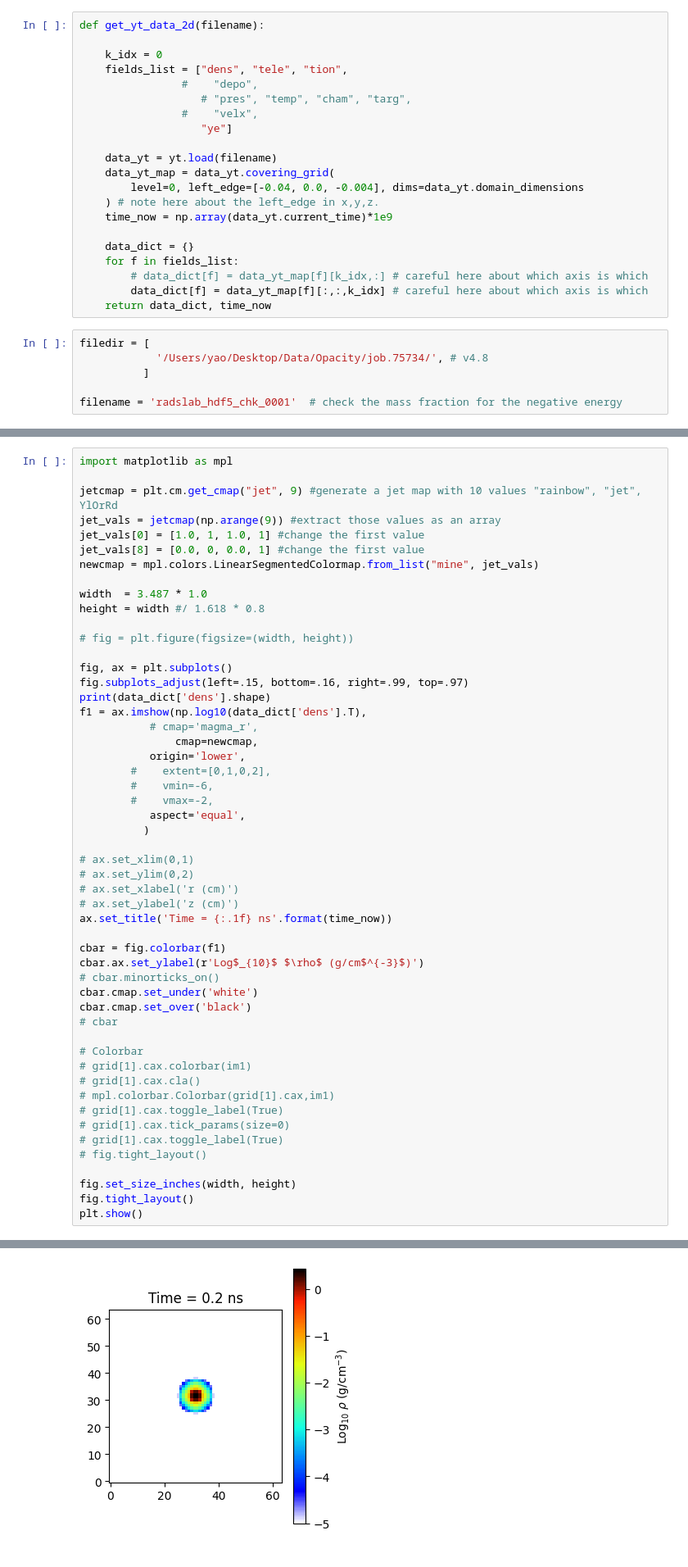
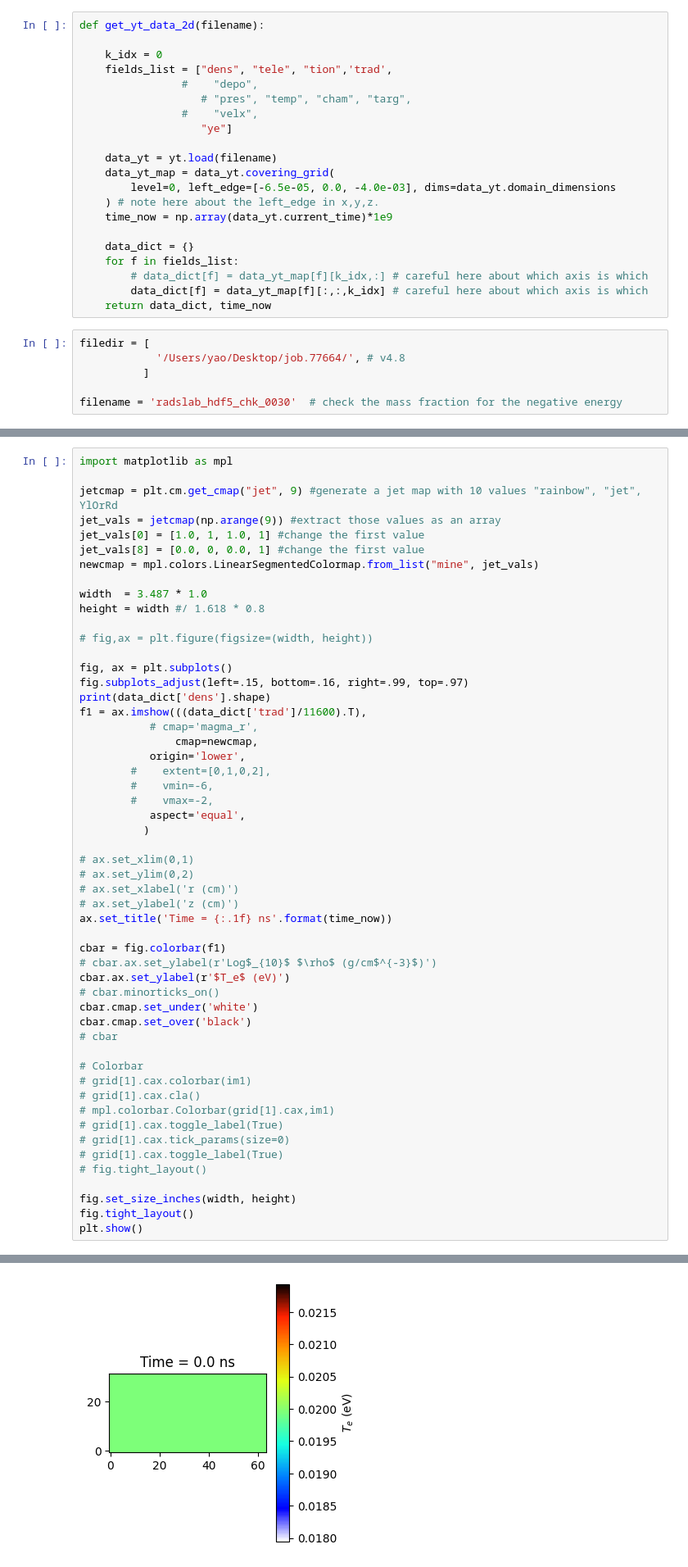
Before and after one commit to weipengyao/scripts, a Jupyter notebook: opacity_flash_test.ipynb, the cells around one changed output, grey strips where cells are left out. Shown at 82% size. Drawn from its saved outputs; the diff is of its cells as text.

```diff
--- a/opacity_flash_test.ipynb
+++ b/opacity_flash_test.ipynb
@@ -6,7 +6,7 @@ import numpy as np
 def get_yt_data_2d(filename):
 
     k_idx = 0
-    fields_list = ["dens", "tele", "tion",
+    fields_list = ["dens", "tele", "tion",'trad',
                 #    "depo",
                    # "pres", "temp", "cham", "targ",
                 #    "velx",
@@ -14,7 +14,7 @@ def get_yt_data_2d(filename):
 
     data_yt = yt.load(filename)
     data_yt_map = data_yt.covering_grid(
-        level=0, left_edge=[-0.04, 0.0, -0.004], dims=data_yt.domain_dimensions
+        level=0, left_edge=[-6.5e-05, 0.0, -4.0e-03], dims=data_yt.domain_dimensions
     ) # note here about the left_edge in x,y,z.
     time_now = np.array(data_yt.current_time)*1e9
 
@@ -25,10 +25,10 @@ def get_yt_data_2d(filename):
     return data_dict, time_now
 # %%
 filedir = [
-            '/Users/yao/Desktop/Data/Opacity/job.75734/', # v4.8
+            '/Users/yao/Desktop/job.77664/', # v4.8
           ]
 
-filename = 'radslab_hdf5_chk_0001'  # check the mass fraction for the negative energy
+filename = 'radslab_hdf5_chk_0030'  # check the mass fraction for the negative energy
 # %%
 data_yt = yt.load(filedir[0]+filename)
 data_yt_map = data_yt.covering_grid(level=0, left_edge=[0, 0.0, 0.0], dims=data_yt.domain_dimensions)
@@ -83,12 +83,12 @@ newcmap = mpl.colors.LinearSegmentedColormap.from_list("mine", jet_vals)
 width  = 3.487 * 1.0
 height = width #/ 1.618 * 0.8
 
-# fig = plt.figure(figsize=(width, height))
+# fig,ax = plt.figure(figsize=(width, height))
 
 fig, ax = plt.subplots()
 fig.subplots_adjust(left=.15, bottom=.16, right=.99, top=.97)
 print(data_dict['dens'].shape)
-f1 = ax.imshow(np.log10(data_dict['dens'].T),
+f1 = ax.imshow(((data_dict['trad']/11600).T),
            # cmap='magma_r',
                cmap=newcmap,
            origin='lower',
@@ -105,7 +105,8 @@ f1 = ax.imshow(np.log10(data_dict['dens'].T),
 ax.set_title('Time = {:.1f} ns'.format(time_now))
 
 cbar = fig.colorbar(f1)
-cbar.ax.set_ylabel(r'Log$_{10}$ $\rho$ (g/cm$^{-3}$)')
+# cbar.ax.set_ylabel(r'Log$_{10}$ $\rho$ (g/cm$^{-3}$)')
+cbar.ax.set_ylabel(r'$T_e$ (eV)')
 # cbar.minorticks_on()
 cbar.cmap.set_under('white')
 cbar.cmap.set_over('black')
@@ -128 +129 @@ plt.show()
-[figure, old version]
+[figure, new version]
```
Also changed, not shown: parts of 11 cells of this notebook, 3 other files.
